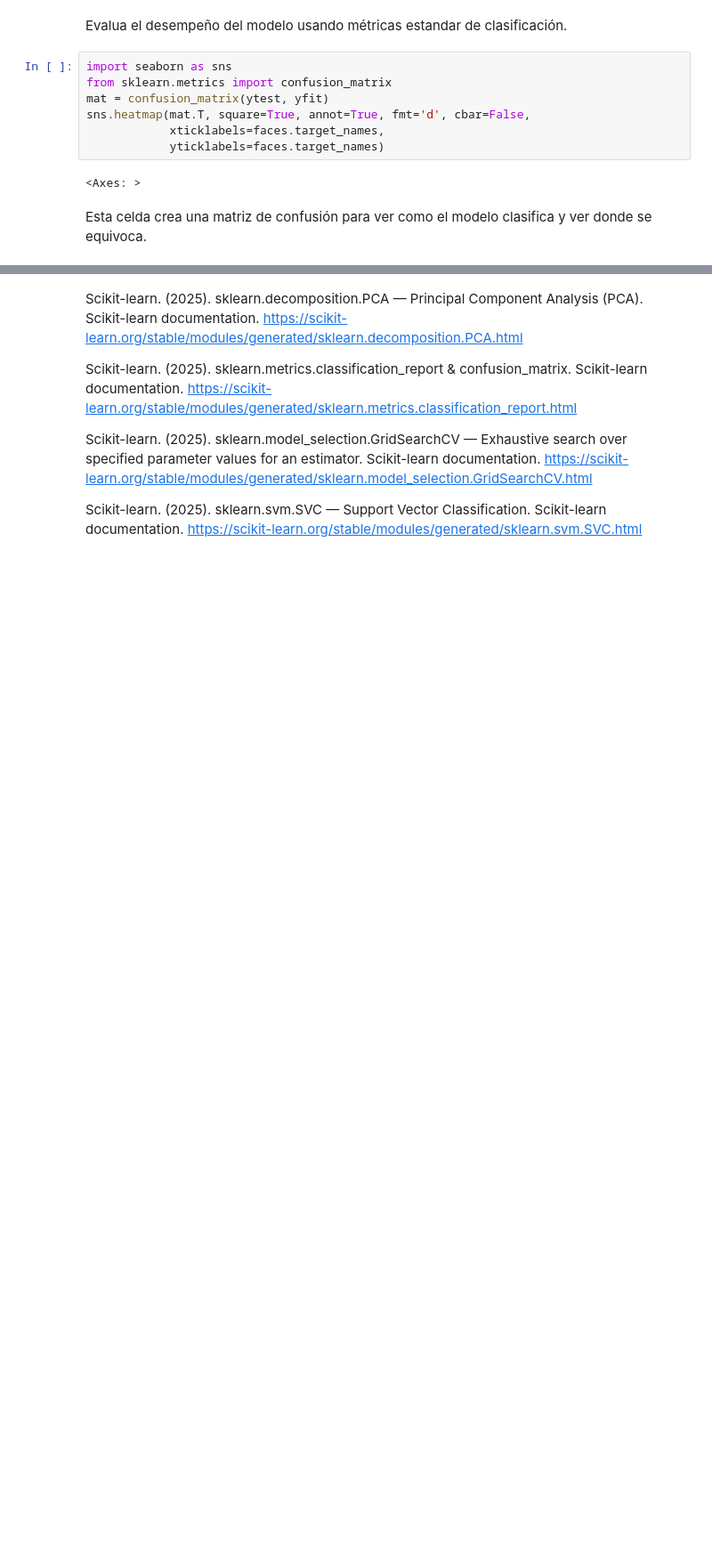
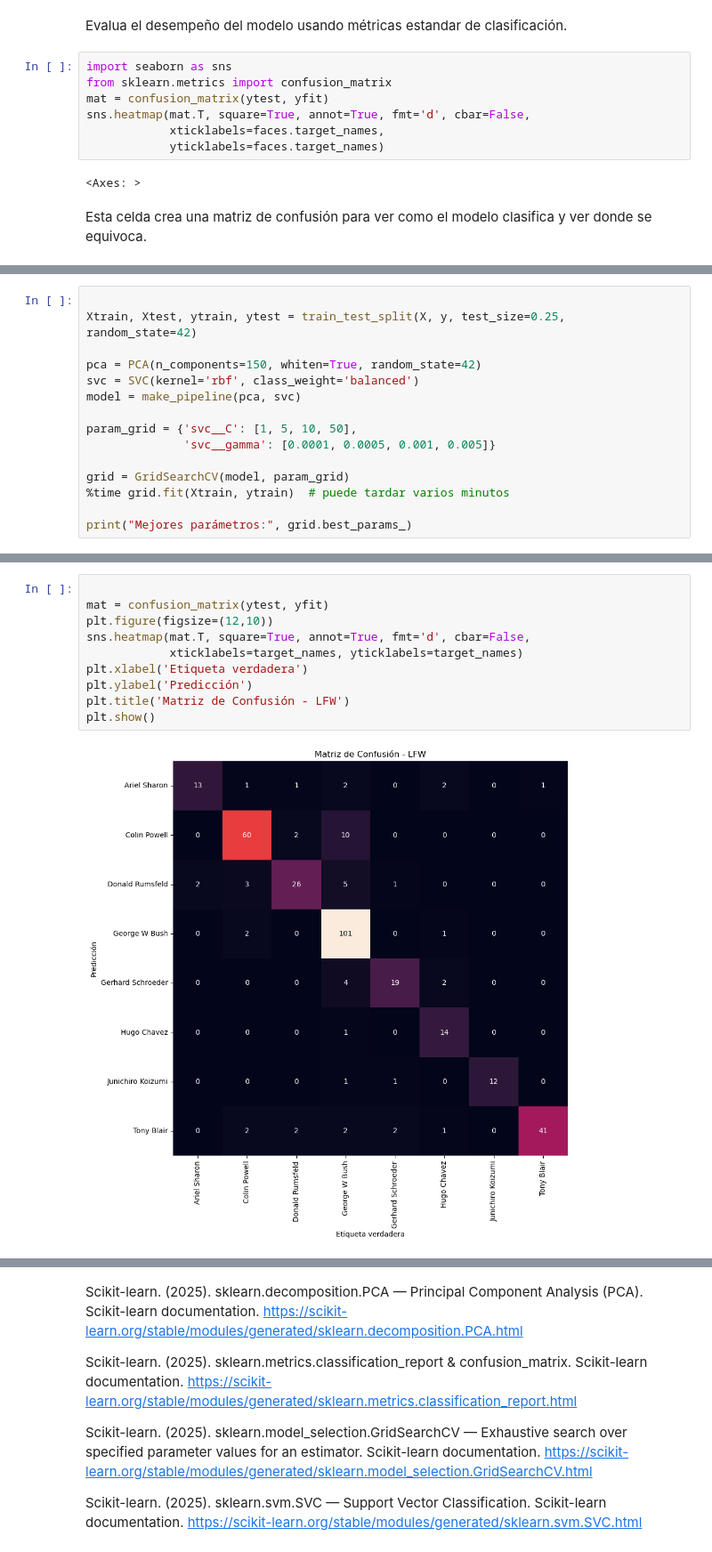
Before and after one commit to munozmarifer1512-cpu/Lab-aprendizaje-estadistico, a Jupyter notebook: A04 Ingeniería inversa.ipynb, the cells around one changed output, grey strips where cells are left out. Shown: that part at 89% size. Saved outputs shown, nothing was run; the diff lists cells and outputs as text; blank space fills up the shorter version.

```diff
--- a/A04 Ingeniería inversa.ipynb
+++ b/A04 Ingeniería inversa.ipynb
@@ -160,0 +131,15 @@ plt.show()
+# %%
+
+Xtrain, Xtest, ytrain, ytest = train_test_split(X, y, test_size=0.25, random_state=42)
+
+pca = PCA(n_components=150, whiten=True, random_state=42)
+svc = SVC(kernel='rbf', class_weight='balanced')
+model = make_pipeline(pca, svc)
+
+param_grid = {'svc__C': [1, 5, 10, 50],
+              'svc__gamma': [0.0001, 0.0005, 0.001, 0.005]}
+
+grid = GridSearchCV(model, param_grid)
+%time grid.fit(Xtrain, ytrain)  # puede tardar varios minutos
+
+print("Mejores parámetros:", grid.best_params_)
@@ -160,0 +172,12 @@ plt.show()
+# %%
+
+mat = confusion_matrix(ytest, yfit)
+plt.figure(figsize=(12,10))
+sns.heatmap(mat.T, square=True, annot=True, fmt='d', cbar=False,
+            xticklabels=target_names, yticklabels=target_names)
+plt.xlabel('Etiqueta verdadera')
+plt.ylabel('Predicción')
+plt.title('Matriz de Confusión - LFW')
+plt.show()
+# %% [output]
+[figure, added]
```
Also changed, not shown: parts of 13 cells of this notebook.
